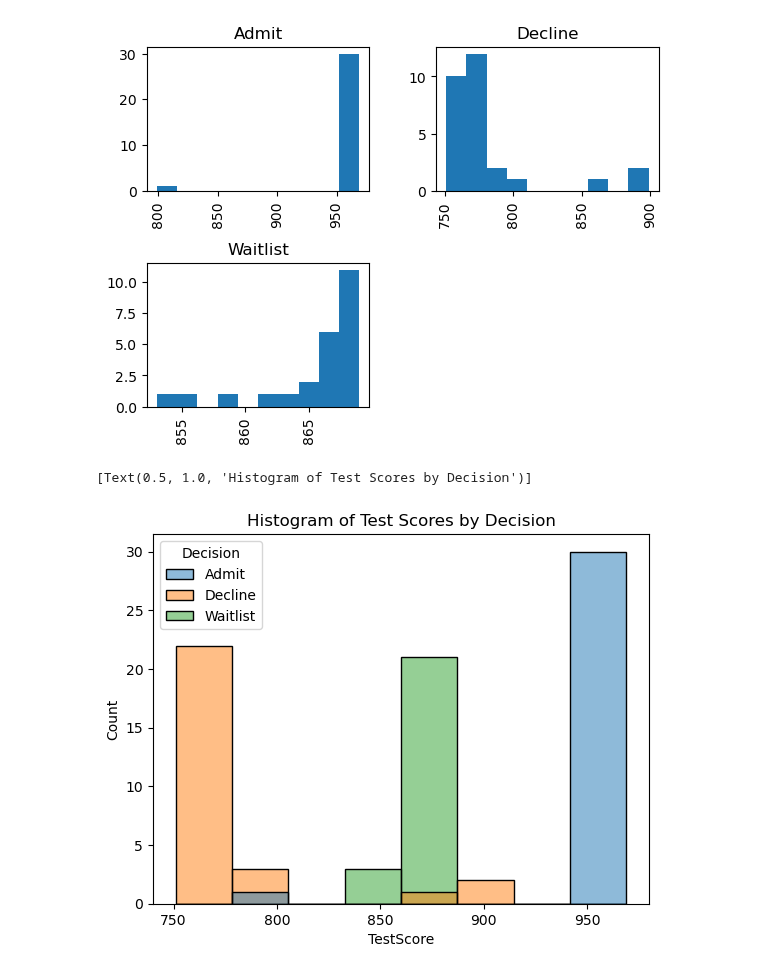
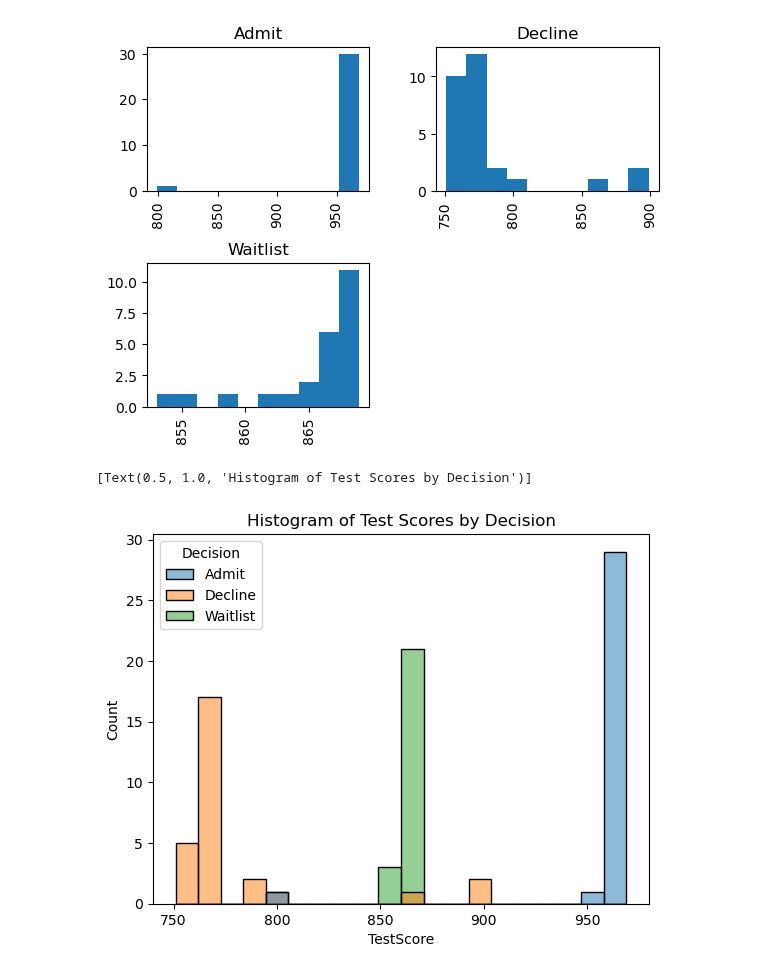
Before and after one commit to ad1589/dsan-5900.github.io, a Jupyter notebook: code/eda.ipynb, the cells around one changed output. Drawn from its saved outputs; the diff is of its cells as text; code cells hidden in the pictures.

Commit message:
added bins to histogram

```diff
--- a/code/eda.ipynb
+++ b/code/eda.ipynb
@@ -152,10 +152,10 @@ array([[<Axes: title={'center': 'Admit'}>,
        [<Axes: title={'center': 'Waitlist'}>, <Axes: >]], dtype=object)
 [figure]
 # %%
-sns.histplot(x="TestScore", hue="Decision", data=df).set(title='Histogram of Test Scores by Decision')
+sns.histplot(x="TestScore", hue="Decision", data=df, bins=20).set(title='Histogram of Test Scores by Decision')
 # %% [output]
 [Text(0.5, 1.0, 'Histogram of Test Scores by Decision')]
-[figure, old version]
+[figure, new version]
 # %%
 # Dropdown selection
 input_dropdown = alt.binding_select(options=[None] + unique_states, labels = ['All'] + unique_states, name='State')
```
